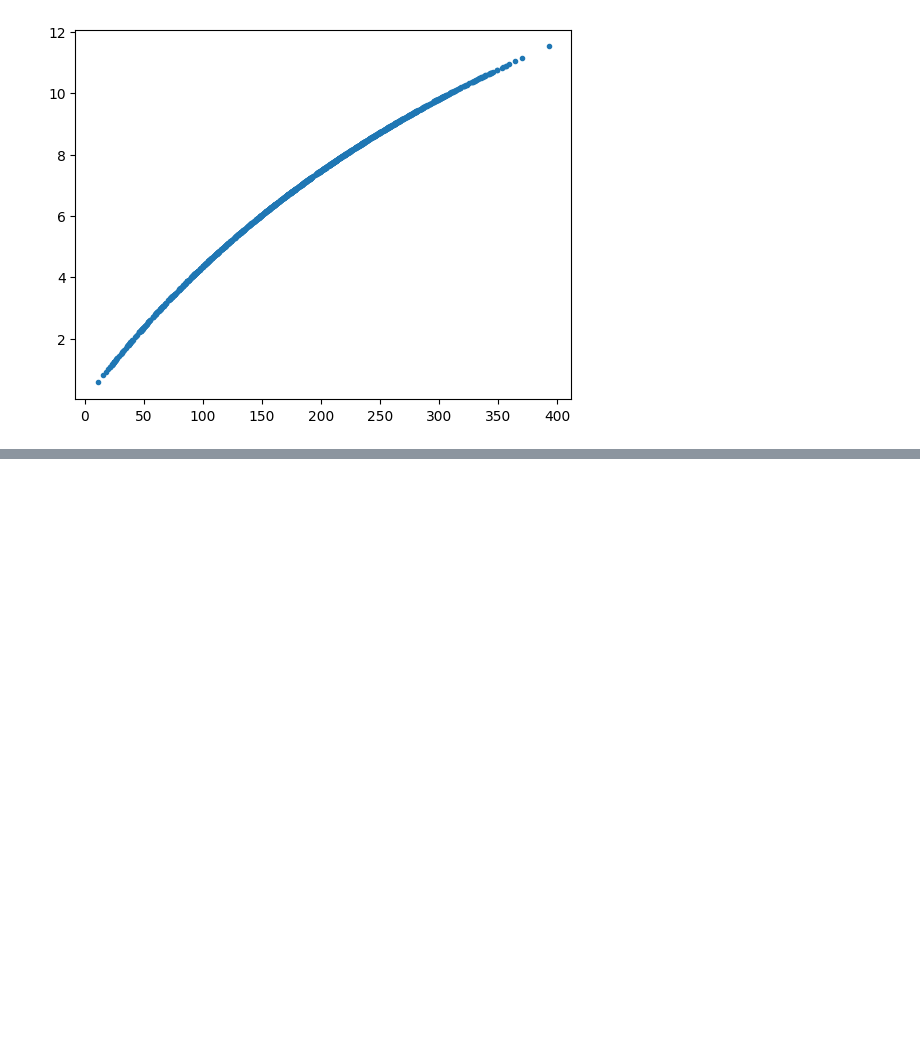
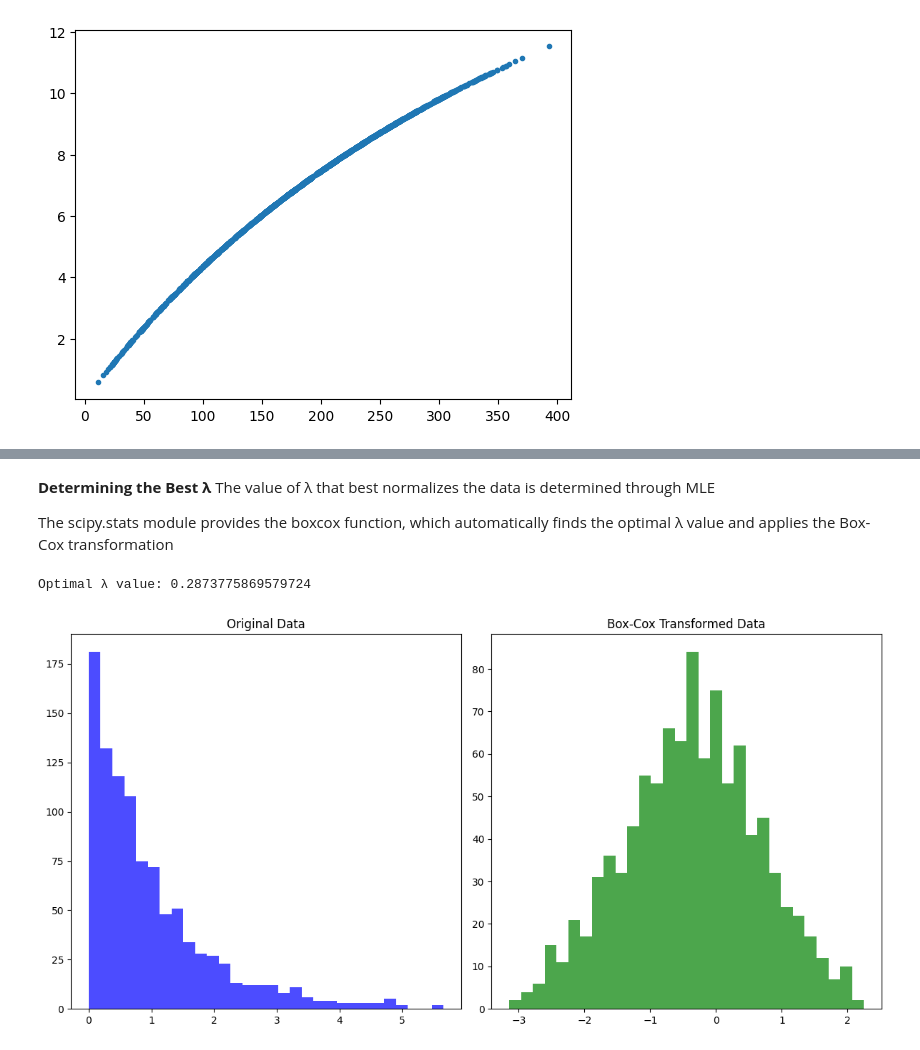
Before and after one commit to jayasuneja/FWE458_Spring25, a Jupyter notebook: Lecture Notes/FWE458_LectureNotes_L6_L10.ipynb, the cells around one changed output, grey strips where cells are left out. Cells and saved outputs as stored; diff of their text form; code cells hidden in the pictures; blank space fills up the shorter version.

```diff
--- a/Lecture Notes/FWE458_LectureNotes_L6_L10.ipynb
+++ b/Lecture Notes/FWE458_LectureNotes_L6_L10.ipynb
@@ -880,0 +1098,36 @@ Mounted at /content/drive
+# %% [markdown]
+**Determining the Best λ**
+The value of λ that best normalizes the data is determined through MLE
+
+The scipy.stats module provides the boxcox function, which automatically finds the optimal λ value and applies the Box-Cox transformation
+# %%
+import numpy as np
+from scipy import stats
+import matplotlib.pyplot as plt
+
+# Generate non-normal data
+data = np.random.exponential(size=1000)
+
+# Apply Box-Cox Transformation
+transformed_data, best_lambda = stats.boxcox(data)
+
+print(f"Optimal λ value: {best_lambda}")
+
+# Visualization
+plt.figure(figsize=(12, 6))
+
+# Original Data
+plt.subplot(1, 2, 1)
+plt.hist(data, bins=30, alpha=0.7, color='blue')
+plt.title("Original Data")
+
+# Transformed Data
+plt.subplot(1, 2, 2)
+plt.hist(transformed_data, bins=30, alpha=0.7, color='green')
+plt.title("Box-Cox Transformed Data")
+
+plt.tight_layout()
+plt.show()
+# %% [output]
+Optimal λ value: 0.2873775869579724
+[figure, added]
```
Also changed, not shown: parts of 53 cells of this notebook.
